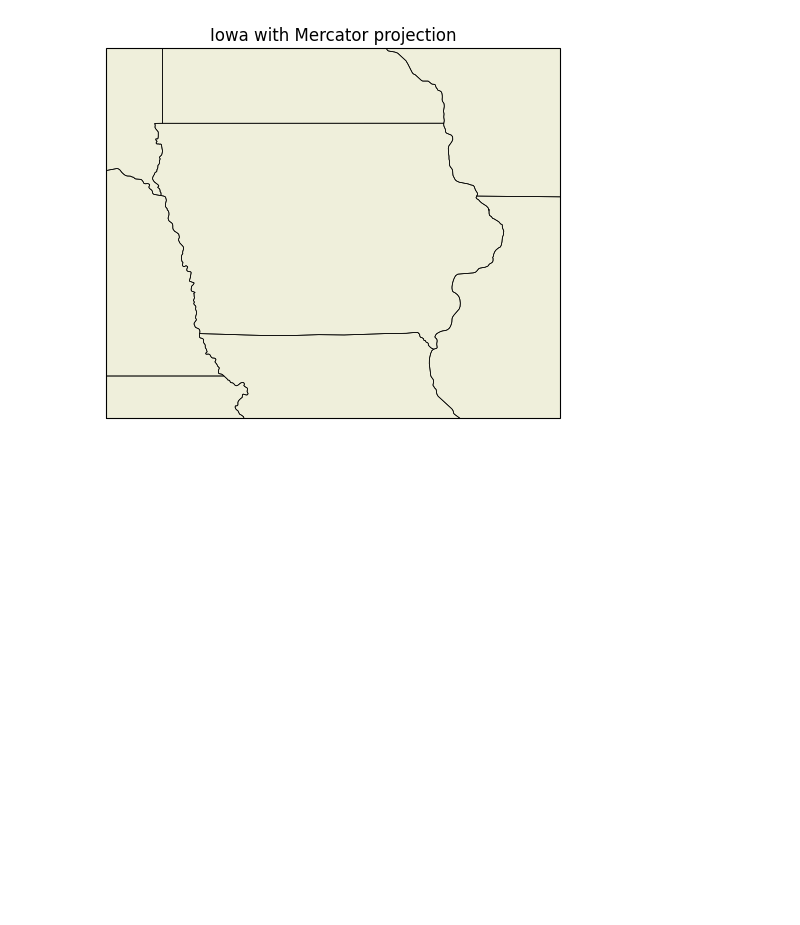
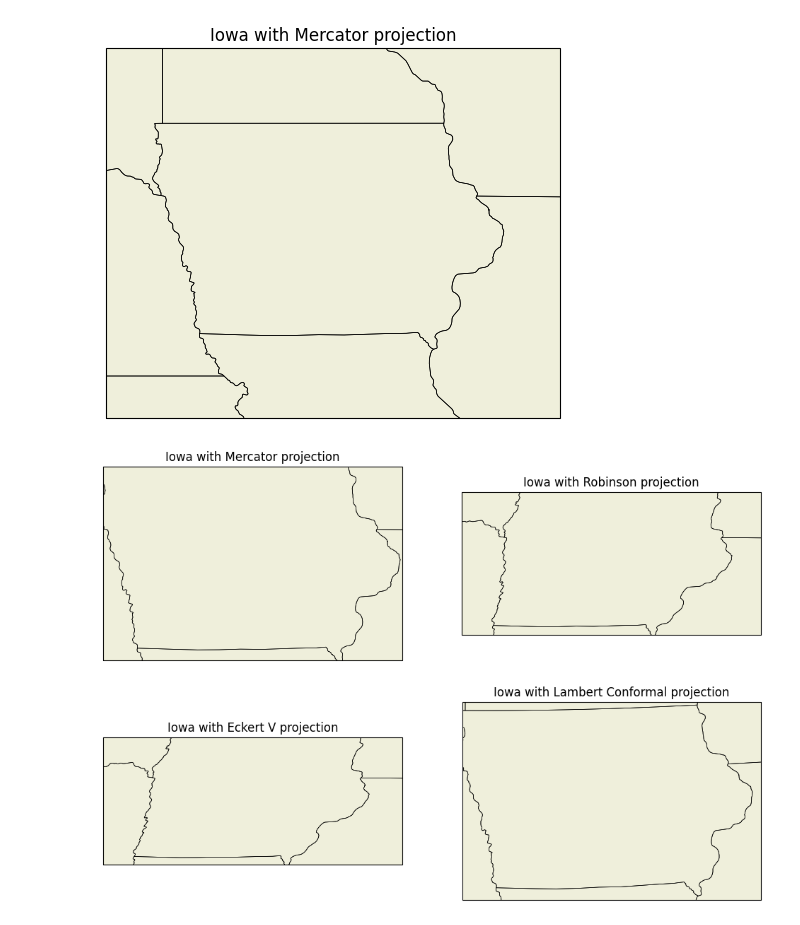
Before and after one commit to lindsaylbriggs/datascience_for_the_geosciences, a Jupyter notebook: Participation /Cartopy Distortions.ipynb, the cells around one changed output. Cells and saved outputs as stored; diff of their text form; code cells hidden in the pictures; blank space fills up the shorter version.

```diff
--- a/Participation /Cartopy Distortions.ipynb
+++ b/Participation /Cartopy Distortions.ipynb
@@ -95,3 +95,42 @@ ax.set_title("Iowa with Mercator projection")
 plt.show()
 # %% [output]
 [figure]
+# %%
+latN = 43.5
+latS = 40.4
+latW = -96.5
+latE = -90.1
+
+fig = plt.figure(figsize=(12,8))
+
+cLat = (latN + latS) / 2
+cLon = (lonW + lonE) / 2
+
+ax1 = plt.subplot(2,2,1, projection= ccrs.Mercator())
+ax1.set_extent([lonW, lonE, latS, latN], crs=ccrs.PlateCarree())
+ax1.add_feature(cfeature.STATES, linewidth= 0.5)
+ax1.add_feature(cfeature.LAND)
+ax1.set_title("Iowa with Mercator projection")
+
+
+ax2 = plt.subplot(2,2,2, projection= ccrs.Robinson())
+ax2.set_extent([lonW,lonE,latS,latN], crs=ccrs.PlateCarree())
+ax2.add_feature(cfeature.STATES, linewidth= 0.5)
+ax2.add_feature(cfeature.LAND)
+ax2.set_title("Iowa with Robinson projection")
+
+ax3 = plt.subplot(2,2,3, projection= ccrs.EckertV())
+ax3.set_extent([lonW,lonE,latS,latN], crs=ccrs.PlateCarree())
+ax3.add_feature(cfeature.STATES, linewidth= 0.5)
+ax3.add_feature(cfeature.LAND)
+ax3.set_title("Iowa with Eckert V projection")
+
+ax4 = plt.subplot(2,2,4, projection= ccrs.LambertConformal())
+ax4.set_extent([lonW,lonE,latS,latN], crs=ccrs.PlateCarree())
+ax4.add_feature(cfeature.STATES, linewidth= 0.5)
+ax4.add_feature(cfeature.LAND)
+ax4.set_title("Iowa with Lambert Conformal projection")
+
+plt.show()
+# %% [output]
+[figure, added]
```
Also changed, not shown: 2 other files.
